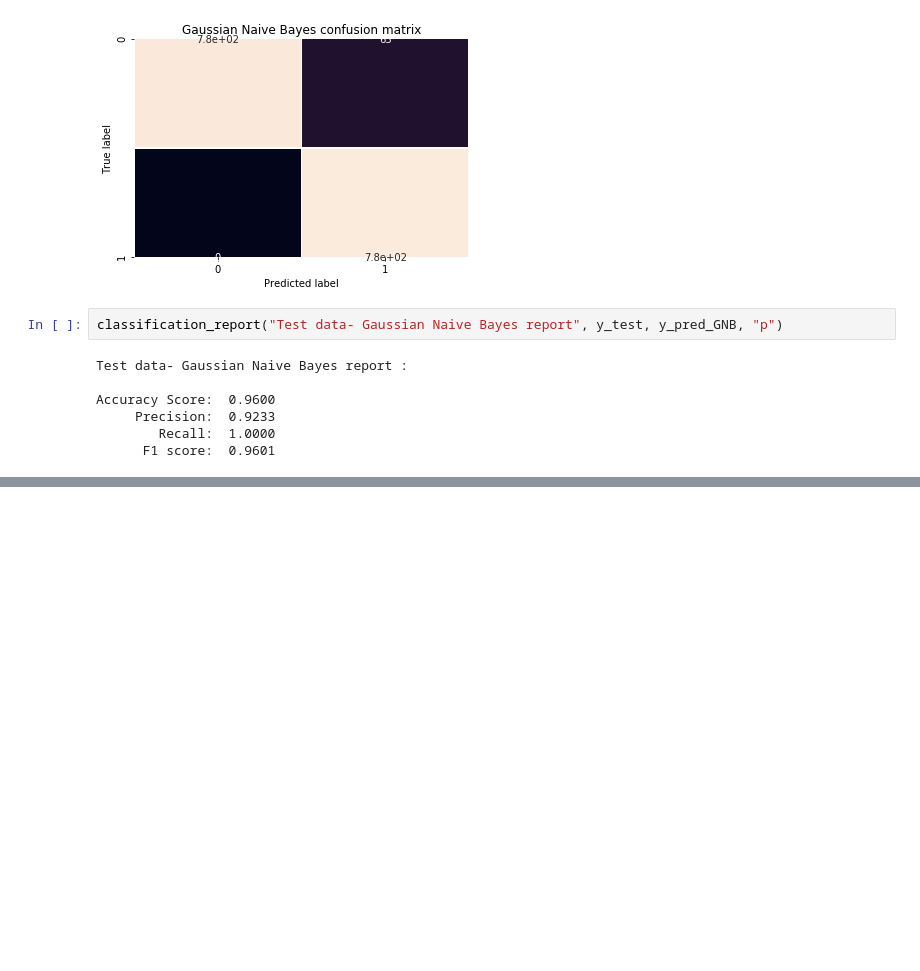
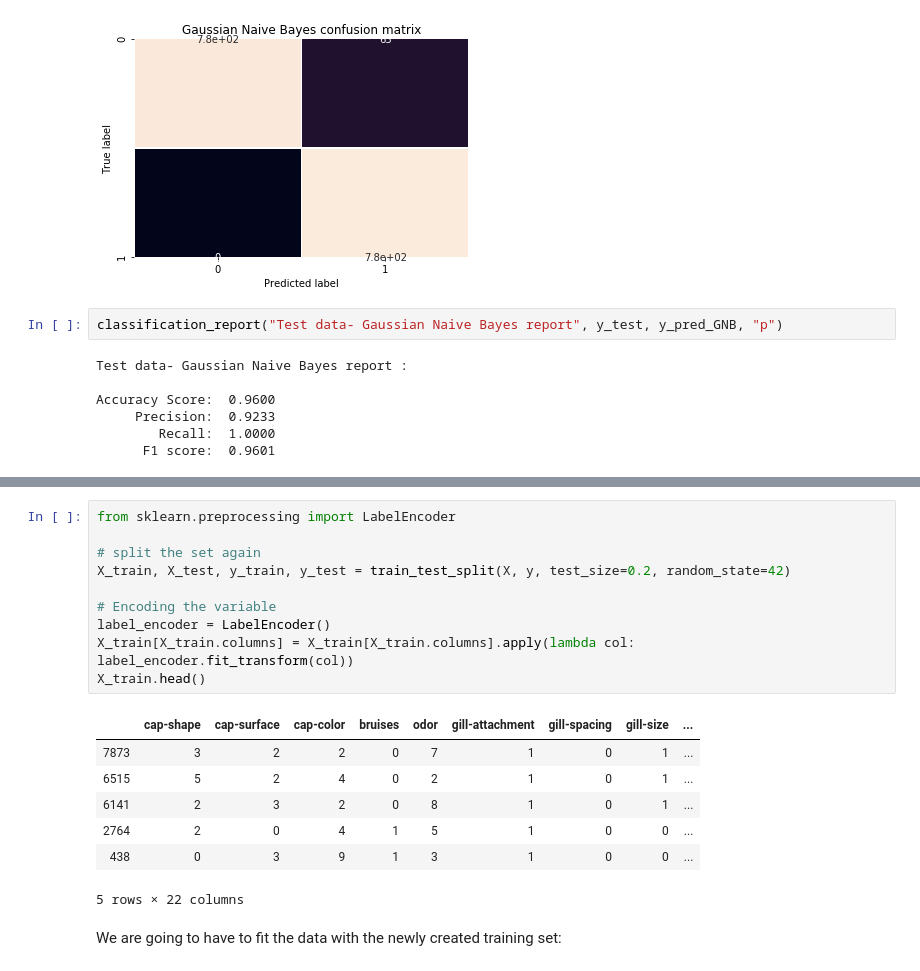
Before and after one commit to Peter-abcd/Mushroom-Classification, a Jupyter notebook: mushroom_classification.ipynb, the cells around one changed output, grey strips where cells are left out. Cells and saved outputs as stored; diff of their text form; blank space fills up the shorter version.

```diff
--- a/mushroom_classification.ipynb
+++ b/mushroom_classification.ipynb
@@ -388,0 +386,20 @@ Accuracy Score:  0.9600
+# %%
+from sklearn.preprocessing import LabelEncoder
+
+# split the set again
+X_train, X_test, y_train, y_test = train_test_split(X, y, test_size=0.2, random_state=42)
+
+# Encoding the variable
+label_encoder = LabelEncoder()
+X_train[X_train.columns] = X_train[X_train.columns].apply(lambda col: label_encoder.fit_transform(col))
+X_train.head()
+# %% [output]
+|  | cap-shape | cap-surface | cap-color | bruises | odor | gill-attachment | gill-spacing | gill-size | ... |
+| 7873 | 3 | 2 | 2 | 0 | 7 | 1 | 0 | 1 | ... |
+| 6515 | 5 | 2 | 4 | 0 | 2 | 1 | 0 | 1 | ... |
+| 6141 | 2 | 3 | 2 | 0 | 8 | 1 | 0 | 1 | ... |
+| 2764 | 2 | 0 | 4 | 1 | 5 | 1 | 0 | 0 | ... |
+| 438 | 0 | 3 | 9 | 1 | 3 | 1 | 0 | 0 | ... |
+5 rows × 22 columns
+# %% [markdown]
+We are going to have to fit the data with the newly created training set:
```
Also changed, not shown: parts of 15 cells of this notebook.
